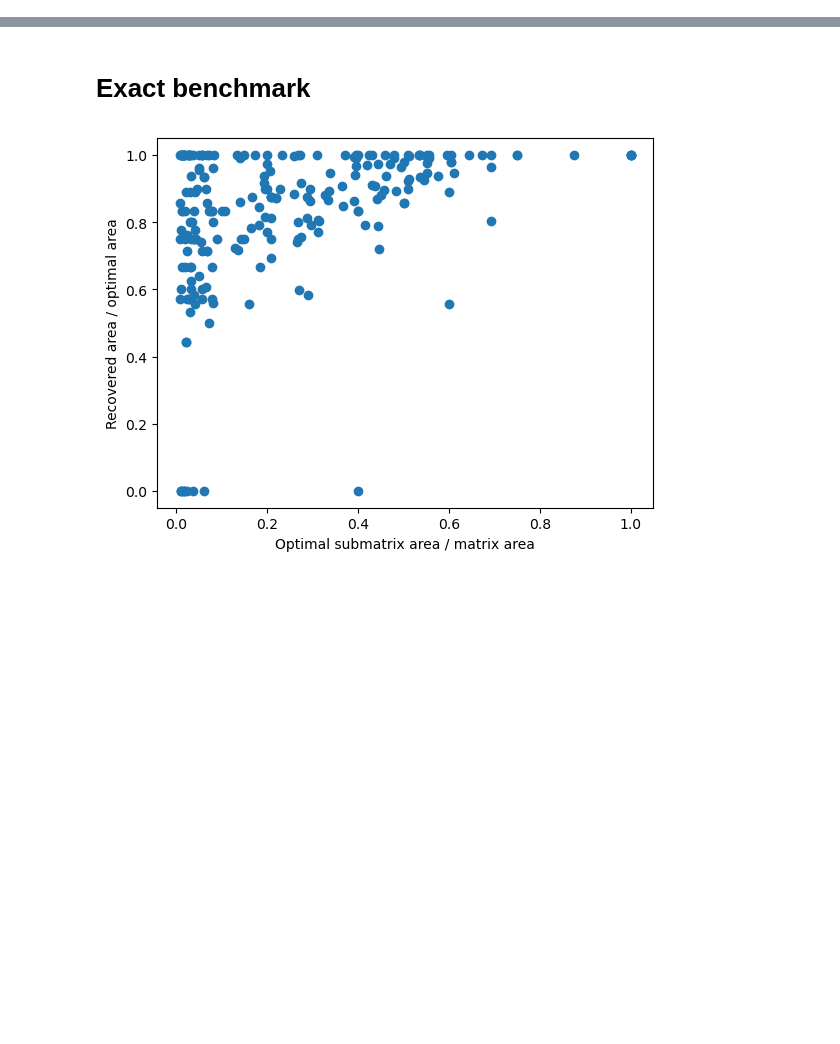
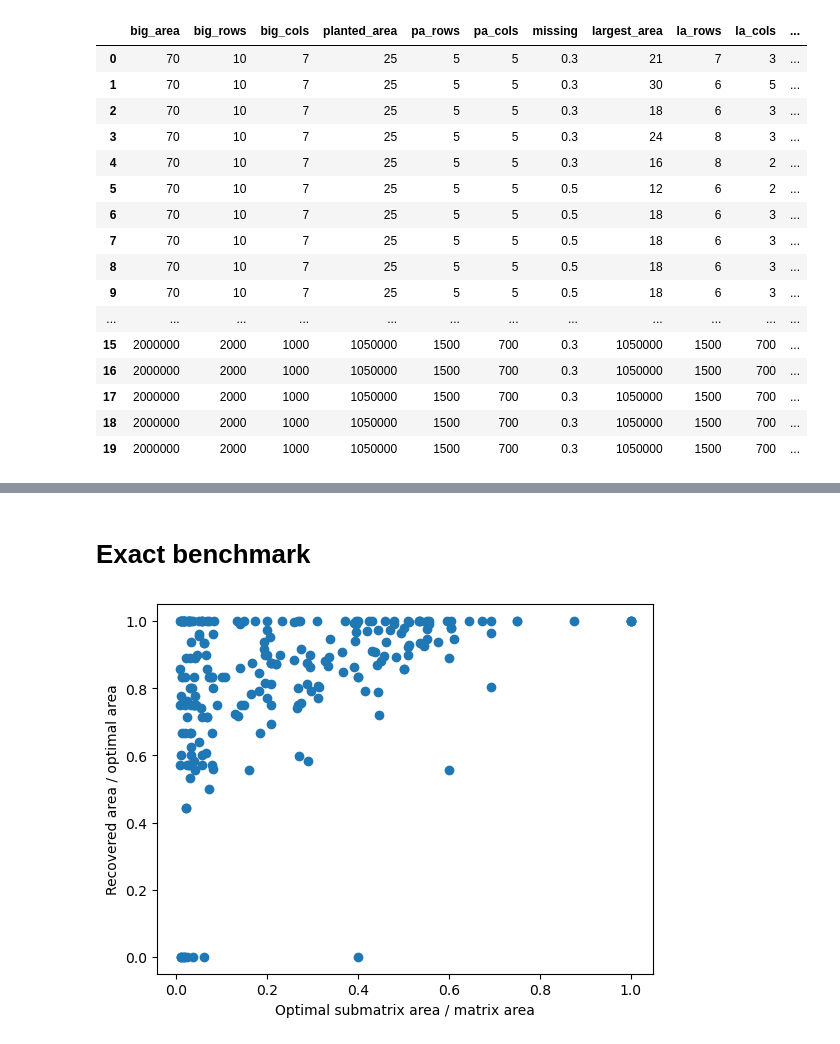
Before and after one commit to reebme/rabbit-holes, a Jupyter notebook: notebooks/01_complete_submatrix.ipynb, the cells around one changed output, grey strips where cells are left out. Saved outputs shown, nothing was run; the diff lists cells and outputs as text; code cells hidden in the pictures; blank space fills up the shorter version.

Commit message:
Added benchmarking for the heuristic with planted matrices

```diff
--- a/notebooks/01_complete_submatrix.ipynb
+++ b/notebooks/01_complete_submatrix.ipynb
@@ -11,12 +13,19 @@ from pathlib import Path
 def adaptive_prune_to_complete(
     data: pd.DataFrame,
     max_iter:int = 100,
-    learning_rate:float = 0.001,
     shrink_coeff:float = 10,
     verbose: bool = False
 ):
     n_rows, n_cols = data.shape
     X = data.copy()
+
+    # container for benchmarking info
+    # i: iteration no
+    # no_prunned_cols: no of prunned columns
+    # no_prunned_rows: no of prunned rows
+    # eff_lr: effective learning rate
+    iteration_info = []
+
     # iteration count
     i = 1
     while(i <= max_iter):
@@ -26,13 +35,12 @@ def adaptive_prune_to_complete(
                 )
 
         if n_rows == 0 or n_cols == 0:
-            return None
+            return None, None
 
-        # remove columns
+        ### remove columns ###
 
         # pick threshold
         # fraction of elements in the least populated row
-        # it doesn't matter if there's many, one is chosen
         col_avail = X.notna().sum(axis=0)
         min_fraction_col = (col_avail/n_rows).min()
         # fraction of missing + shrunk learning_rate
@@ -44,19 +52,21 @@ def adaptive_prune_to_complete(
                 f"Threshold of column elimination is {col_threshold:.3f}, it eliminates columns with less than {int(col_threshold * n_rows)} entries."
             )
 
+        # save the number of old columns
+        n_cols_old = X.shape[1]
+
         # prune columns
         X = X.loc[:, col_avail >= col_threshold * n_rows]
 
         # update column count
         n_cols = X.shape[1]
         if n_cols == 0:
-            return None
+            return None, None
 
-        # remove rows
+        ### remove rows ###
 
         # pick threshold
         # fraction of elements in the least populated row
-        # it doesn't matter if there's many, one is chosen
         row_avail = X.notna().sum(axis=1)
         min_fraction_row = (row_avail/n_cols).min()
         # fraction of missing + shrunk learning_rate
@@ -68,13 +78,15 @@ def adaptive_prune_to_complete(
                 f"Threshold of row elimination is {row_threshold:.3f}, it eliminates rows with less than {int(row_threshold * n_cols)} entries."
             )
 
+        n_rows_old = X.shape[0]
+
         # prune rows
         X = X.loc[row_avail >= row_threshold * n_cols, :]
 
         # update row count
         n_rows = X.shape[0]
         if n_rows == 0:
-            return None
+            return None, None
 
         missing = X.isna().sum().sum()
         total = X.shape[0] * X.shape[1]
@@ -84,10 +96,18 @@ def adaptive_prune_to_complete(
                 f"missing={missing}/{total}\n"
             )
 
+        iteration_info.append({
+            "i": i,
+            "no_prunned_rows": n_rows_old - n_rows,
+            "no_prunned_cols": n_cols_old - n_cols,
+            "eff_lr": 1/(shrink_coeff * i)
+        })
+
         if missing == 0: break
 
         i += 1
 
-    if i <= max_iter: return X
+    iteration_info = pd.DataFrame(iteration_info)
+    if i <= max_iter: return X, iteration_info
     else:
         print(f"{max_iter} iterations reached without convergence.")
@@ -179,0 +275,20 @@ np.float64(105.7)
+# %%
+results
+# %% [output]
+|  | big_area | big_rows | big_cols | planted_area | pa_rows | pa_cols | missing | largest_area | la_rows | la_cols | ... |
+| 0 | 70 | 10 | 7 | 25 | 5 | 5 | 0.3 | 21 | 7 | 3 | ... |
+| 1 | 70 | 10 | 7 | 25 | 5 | 5 | 0.3 | 30 | 6 | 5 | ... |
+| 2 | 70 | 10 | 7 | 25 | 5 | 5 | 0.3 | 18 | 6 | 3 | ... |
+| 3 | 70 | 10 | 7 | 25 | 5 | 5 | 0.3 | 24 | 8 | 3 | ... |
+| 4 | 70 | 10 | 7 | 25 | 5 | 5 | 0.3 | 16 | 8 | 2 | ... |
+| 5 | 70 | 10 | 7 | 25 | 5 | 5 | 0.5 | 12 | 6 | 2 | ... |
+| 6 | 70 | 10 | 7 | 25 | 5 | 5 | 0.5 | 18 | 6 | 3 | ... |
+| 7 | 70 | 10 | 7 | 25 | 5 | 5 | 0.5 | 18 | 6 | 3 | ... |
+| 8 | 70 | 10 | 7 | 25 | 5 | 5 | 0.5 | 18 | 6 | 3 | ... |
+| 9 | 70 | 10 | 7 | 25 | 5 | 5 | 0.5 | 18 | 6 | 3 | ... |
+| ... | ... | ... | ... | ... | ... | ... | ... | ... | ... | ... | ... |
+| 15 | 2000000 | 2000 | 1000 | 1050000 | 1500 | 700 | 0.3 | 1050000 | 1500 | 700 | ... |
+| 16 | 2000000 | 2000 | 1000 | 1050000 | 1500 | 700 | 0.3 | 1050000 | 1500 | 700 | ... |
+| 17 | 2000000 | 2000 | 1000 | 1050000 | 1500 | 700 | 0.3 | 1050000 | 1500 | 700 | ... |
+| 18 | 2000000 | 2000 | 1000 | 1050000 | 1500 | 700 | 0.3 | 1050000 | 1500 | 700 | ... |
+| 19 | 2000000 | 2000 | 1000 | 1050000 | 1500 | 700 | 0.3 | 1050000 | 1500 | 700 | ... |
```
Also changed, not shown: parts of 8 cells of this notebook.
